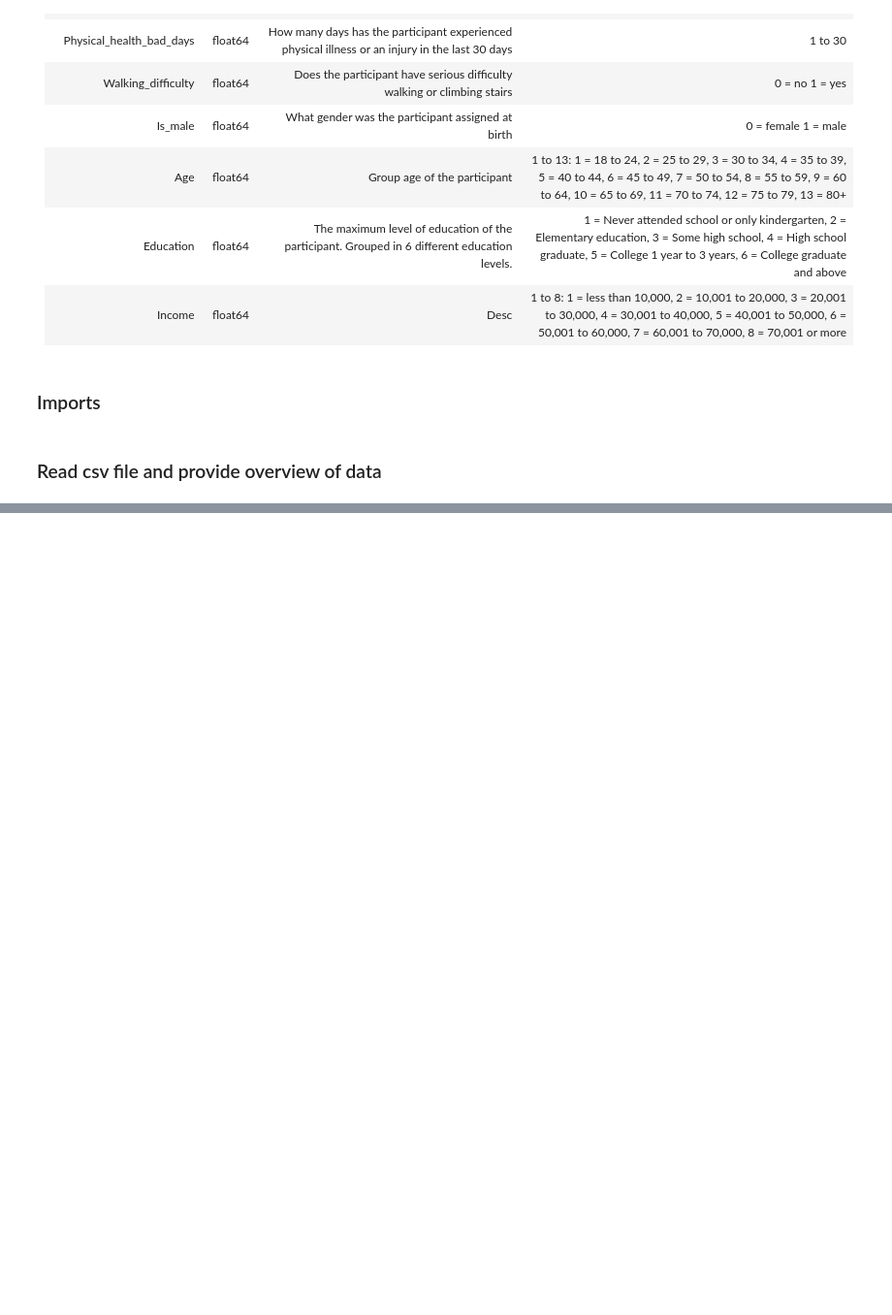
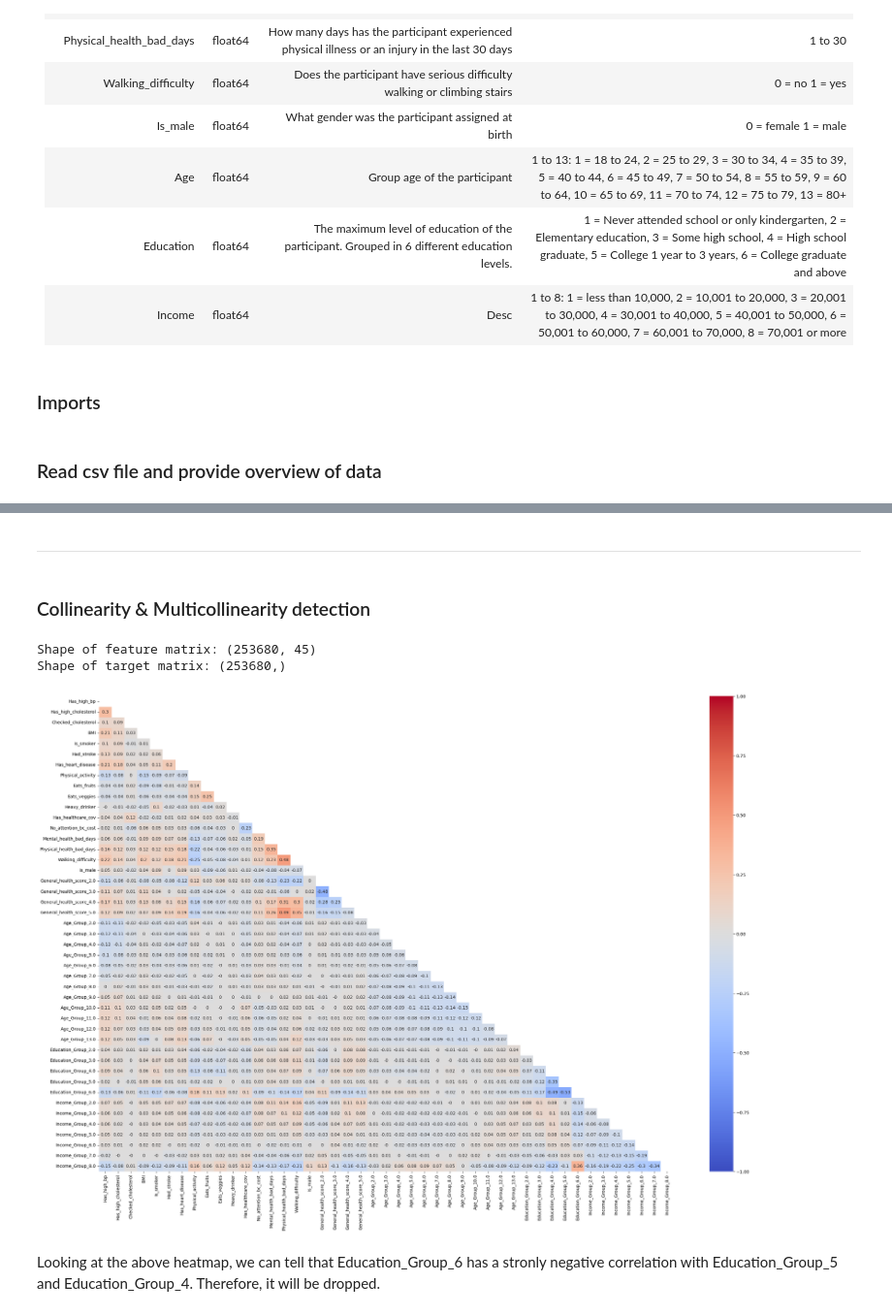
Before and after one commit to diego2017/capstone_disease_predictor, a Jupyter notebook: notebooks/03-pre-processing.ipynb, the cells around one changed output, grey strips where cells are left out. Shown at 97% size. Drawn from its saved outputs; the diff is of its cells as text; code cells hidden in the pictures; blank space fills up the shorter version.

```diff
--- a/notebooks/03-pre-processing.ipynb
+++ b/notebooks/03-pre-processing.ipynb
@@ -380,0 +235,6 @@ Physical_health_bad_days and General_health_score have a high correlation, with
+# %%
+df_preprocessed['Has_diabetes'] = df_preprocessed['Has_diabetes'].astype(int)
+df_preprocessed['Has_diabetes'] = df_preprocessed['Has_diabetes'].replace(2, 1)
+Has_diabetes_counts = df_preprocessed['Has_diabetes'].value_counts()
+percentages = (Has_diabetes_counts / len(df_preprocessed['Has_diabetes'])) * 100
+print(percentages)
@@ -380,0 +374,10 @@ Physical_health_bad_days and General_health_score have a high correlation, with
+# %%
+# Create dummy columns and make them integer so that the values are 0 and 1, and not True and False
+dummie_columns = pd.get_dummies(df_preprocessed['Income'], drop_first=True, prefix='Income_Group')
+dummie_columns = dummie_columns.astype(int)
+
+# Add new columns to dataframe
+df_preprocessed = pd.concat([df_preprocessed, dummie_columns], axis=1)
+
+# Delete the old column
+df_preprocessed = df_preprocessed.drop('Income', axis=1)
@@ -380,0 +405,38 @@ Physical_health_bad_days and General_health_score have a high correlation, with
+# %% [markdown]
+---------------------------------------------------------------------------
+# %% [markdown]
+### Collinearity & Multicollinearity detection
+# %%
+X = df_preprocessed.drop('Has_diabetes', axis=1).copy()
+y = df_preprocessed['Has_diabetes'].copy()
+
+print(f"Shape of feature matrix: {X.shape}")
+print(f"Shape of target matrix: {y.shape}")
+# %% [output]
+Shape of feature matrix: (253680, 45)
+Shape of target matrix: (253680,)
+# %%
+# calculate all the correlations between each independent variable
+
+def plot_corr_heatmap(X):
+    corr_df = X.corr()
+
+    # mask for upper-triangle
+    mask = np.triu(corr_df)
+
+    # vaisualise heatmap
+    plt.figure(figsize=(30, 20))
+    sns.heatmap(corr_df.round(2),
+                annot=True,
+                center=0,
+                vmax=1,
+                vmin=-1,
+                mask=mask,
+                cmap='coolwarm')
+    plt.show()
+
+plot_corr_heatmap(X)
+# %% [output]
+[figure, added]
+# %% [markdown]
+Looking at the above heatmap, we can tell that Education_Group_6 has a stronly negative correlation with Education_Group_5 and Education_Group_4. Therefore, it will be dropped.
```
Also changed, not shown: parts of 45 cells of this notebook.
